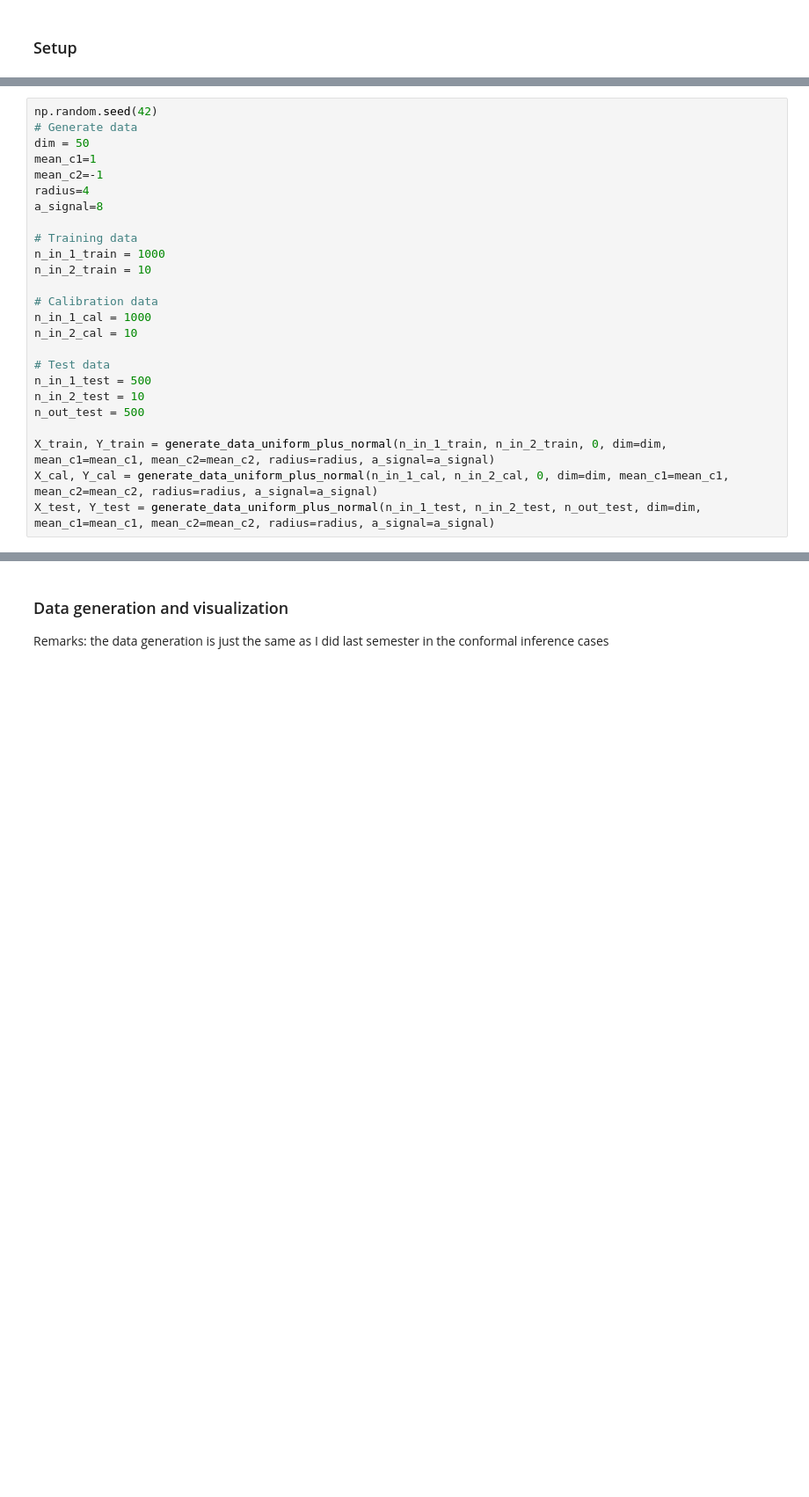
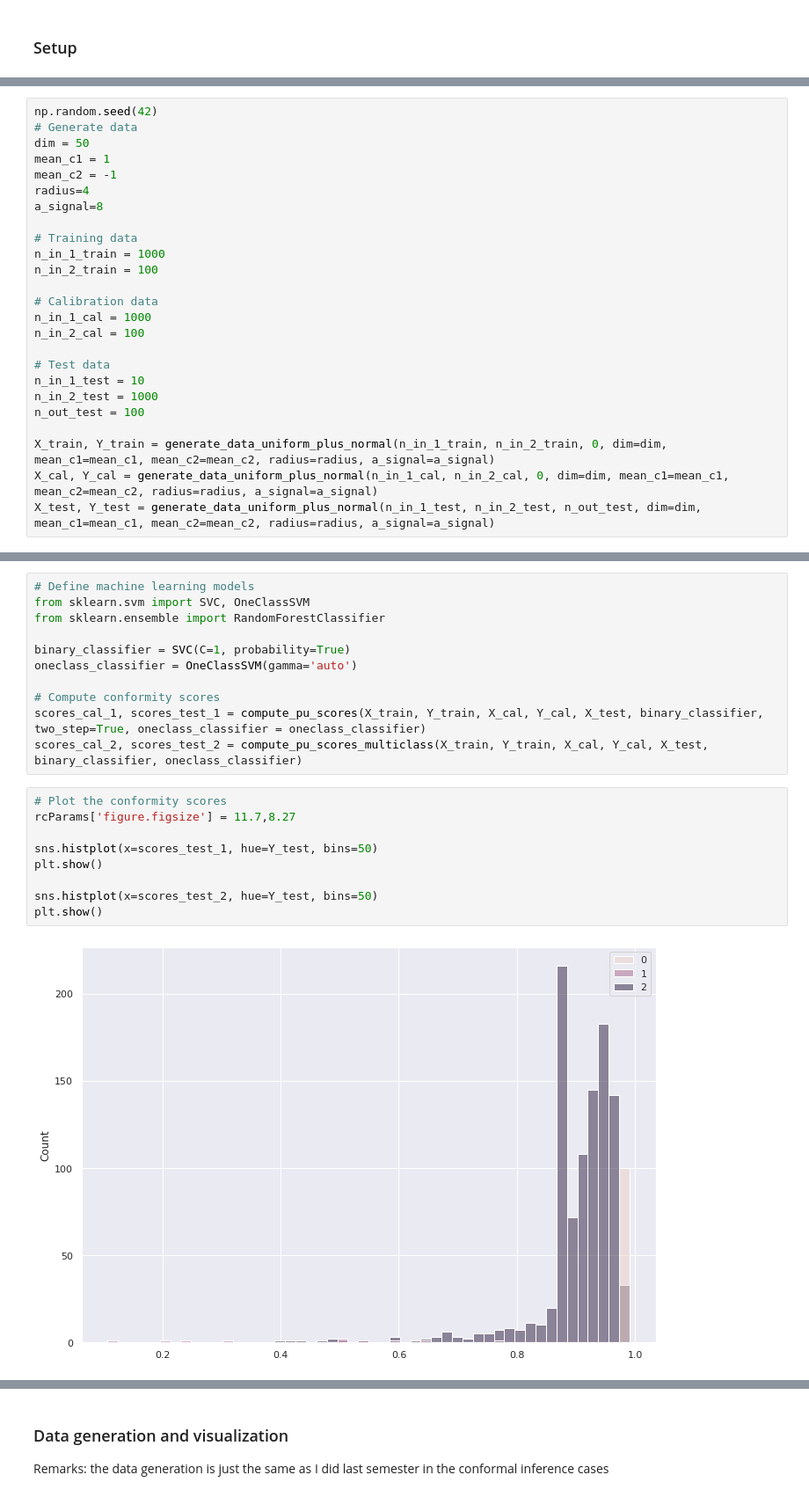
Before and after one commit to Des11111/Multi-Class-Outlier-Detection, a Jupyter notebook: notebooks/Small Experiment of PUL - packaged.ipynb, the cells around one changed output, grey strips where cells are left out. Shown at 88% size. Saved outputs shown, nothing was run; the diff lists cells and outputs as text; blank space fills up the shorter version.

Commit message:
Added multi-class PU code

```diff
--- a/notebooks/Small Experiment of PUL - packaged.ipynb
+++ b/notebooks/Small Experiment of PUL - packaged.ipynb
@@ -33,23 +33,23 @@ The autoreload extension is already loaded. To reload it, use:
 np.random.seed(42)
 # Generate data
 dim = 50
-mean_c1=1
-mean_c2=-1
+mean_c1 = 1
+mean_c2 = -1
 radius=4
 a_signal=8
 
 # Training data
 n_in_1_train = 1000
-n_in_2_train = 10
+n_in_2_train = 100
 
 # Calibration data
 n_in_1_cal = 1000
-n_in_2_cal = 10
+n_in_2_cal = 100
 
 # Test data
-n_in_1_test = 500
-n_in_2_test = 10
-n_out_test = 500
+n_in_1_test = 10
+n_in_2_test = 1000
+n_out_test = 100
 
 X_train, Y_train = generate_data_uniform_plus_normal(n_in_1_train, n_in_2_train, 0, dim=dim, mean_c1=mean_c1, mean_c2=mean_c2, radius=radius, a_signal=a_signal)
 X_cal, Y_cal = generate_data_uniform_plus_normal(n_in_1_cal, n_in_2_cal, 0, dim=dim, mean_c1=mean_c1, mean_c2=mean_c2, radius=radius, a_signal=a_signal)
@@ -76,0 +57,22 @@ plt.show()
+# %%
+# Define machine learning models
+from sklearn.svm import SVC, OneClassSVM
+from sklearn.ensemble import RandomForestClassifier
+
+binary_classifier = SVC(C=1, probability=True)
+oneclass_classifier = OneClassSVM(gamma='auto')
+
+# Compute conformity scores
+scores_cal_1, scores_test_1 = compute_pu_scores(X_train, Y_train, X_cal, Y_cal, X_test, binary_classifier, two_step=True, oneclass_classifier = oneclass_classifier)
+scores_cal_2, scores_test_2 = compute_pu_scores_multiclass(X_train, Y_train, X_cal, Y_cal, X_test, binary_classifier, oneclass_classifier)
+# %%
+# Plot the conformity scores
+rcParams['figure.figsize'] = 11.7,8.27
+
+sns.histplot(x=scores_test_1, hue=Y_test, bins=50)
+plt.show()
+
+sns.histplot(x=scores_test_2, hue=Y_test, bins=50)
+plt.show()
+# %% [output]
+[figure, added]
```
Also changed, not shown: parts of 8 cells of this notebook, 2 other files.
